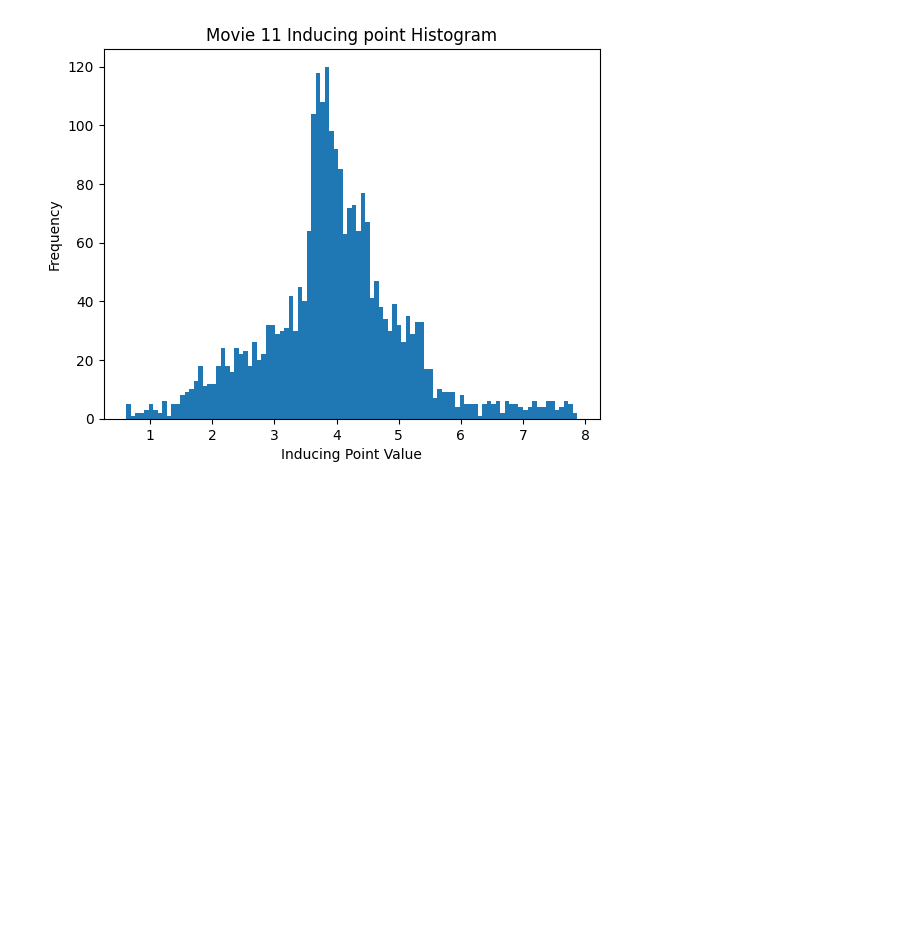
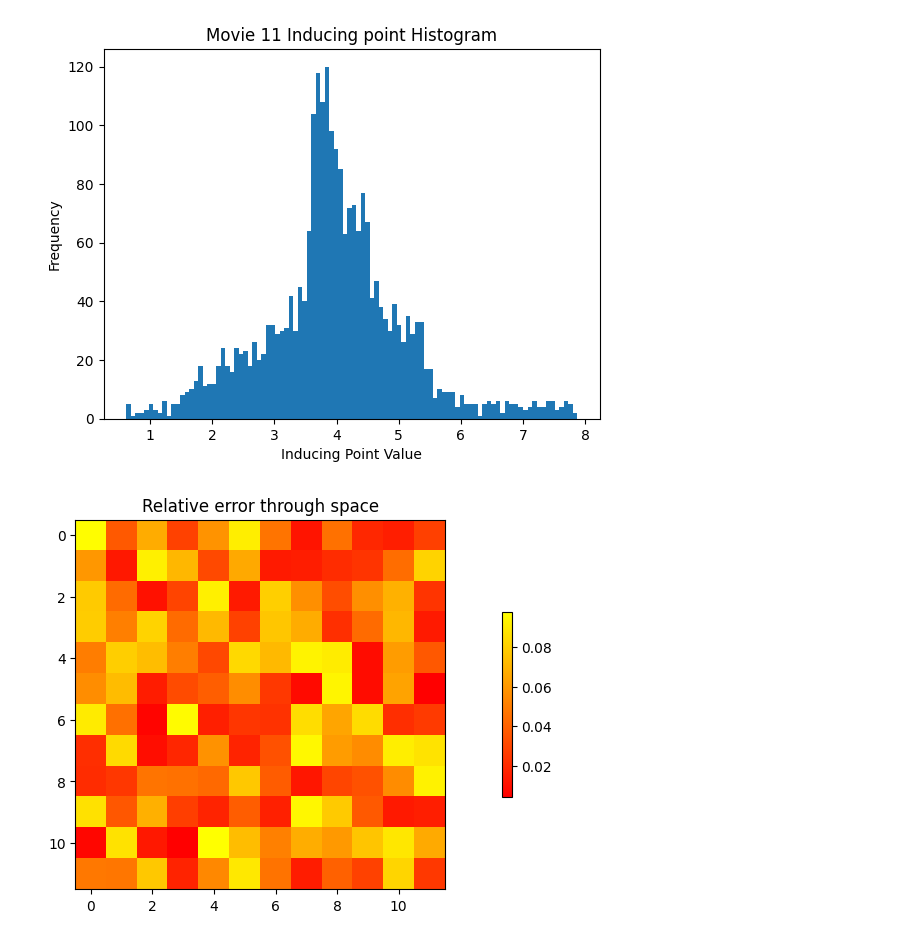
Before and after one commit to vkumar61/GPcurve, a Jupyter notebook: realDataVerification/inducingPointHistogram.ipynb, the cells around one changed output. Cells and saved outputs as stored; diff of their text form; code cells hidden in the pictures; blank space fills up the shorter version.

```diff
--- a/realDataVerification/inducingPointHistogram.ipynb
+++ b/realDataVerification/inducingPointHistogram.ipynb
@@ -39,3 +41,21 @@ plt.ylabel("Frequency")
 # %% [output]
 Text(0, 0.5, 'Frequency')
 [figure]
+# %%
+
+# Program to plot 2-D Heat map
+# using matplotlib.pyplot.imshow() method
+import numpy as np
+import matplotlib.pyplot as plt
+
+data = np.random.random((150 , 150))/10
+plt.imshow( data , cmap = 'autumn' , interpolation = 'nearest' )
+
+plt.title( "Relative error through space" )
+norm = matplotlib.colors.Normalize(vmin=np.min(data), vmax=np.max(data))
+m = cm.ScalarMappable(cmap=cm.autumn, norm=norm)
+m.set_array([])
+plt.colorbar(m, shrink = 0.5, anchor = (0.5, 0.5))
+plt.show()
+# %% [output]
+[figure, added]
```
Also changed, not shown: parts of 1 cell of this notebook, 5 other files.
